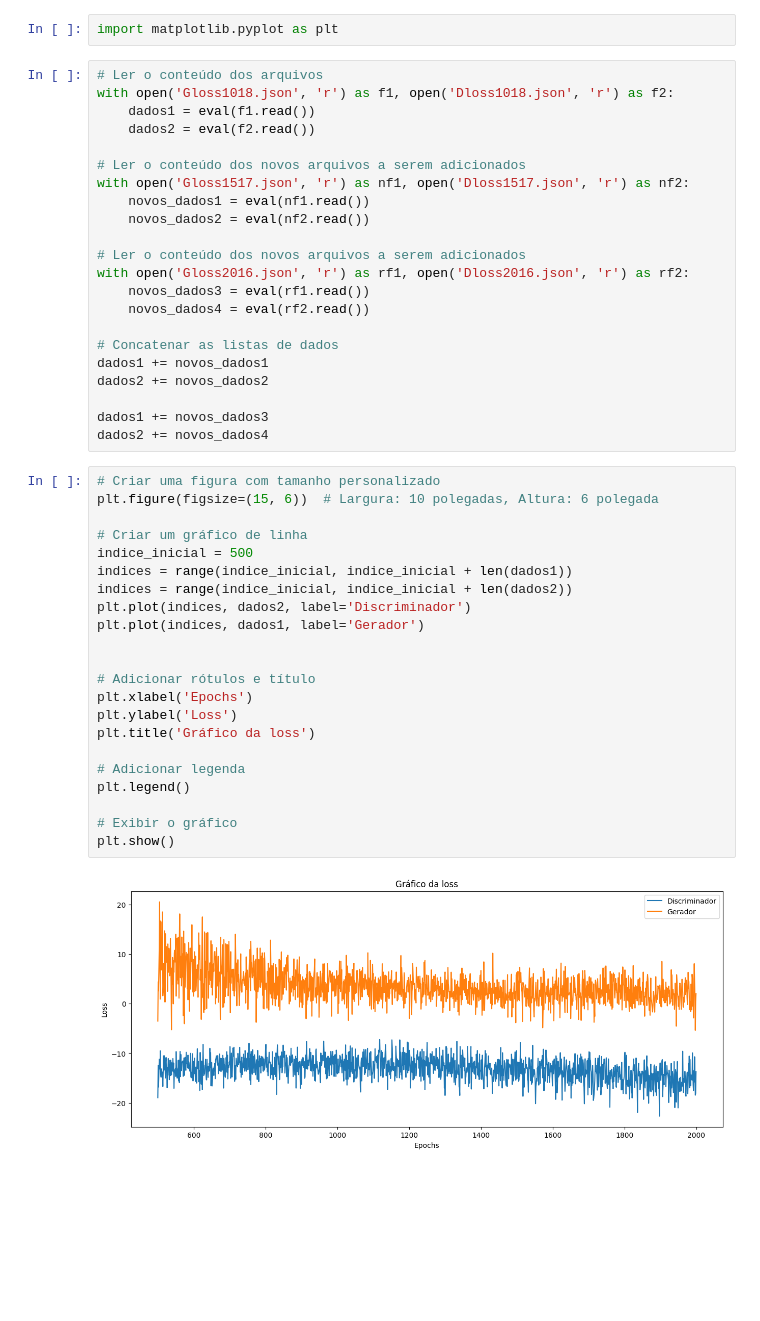
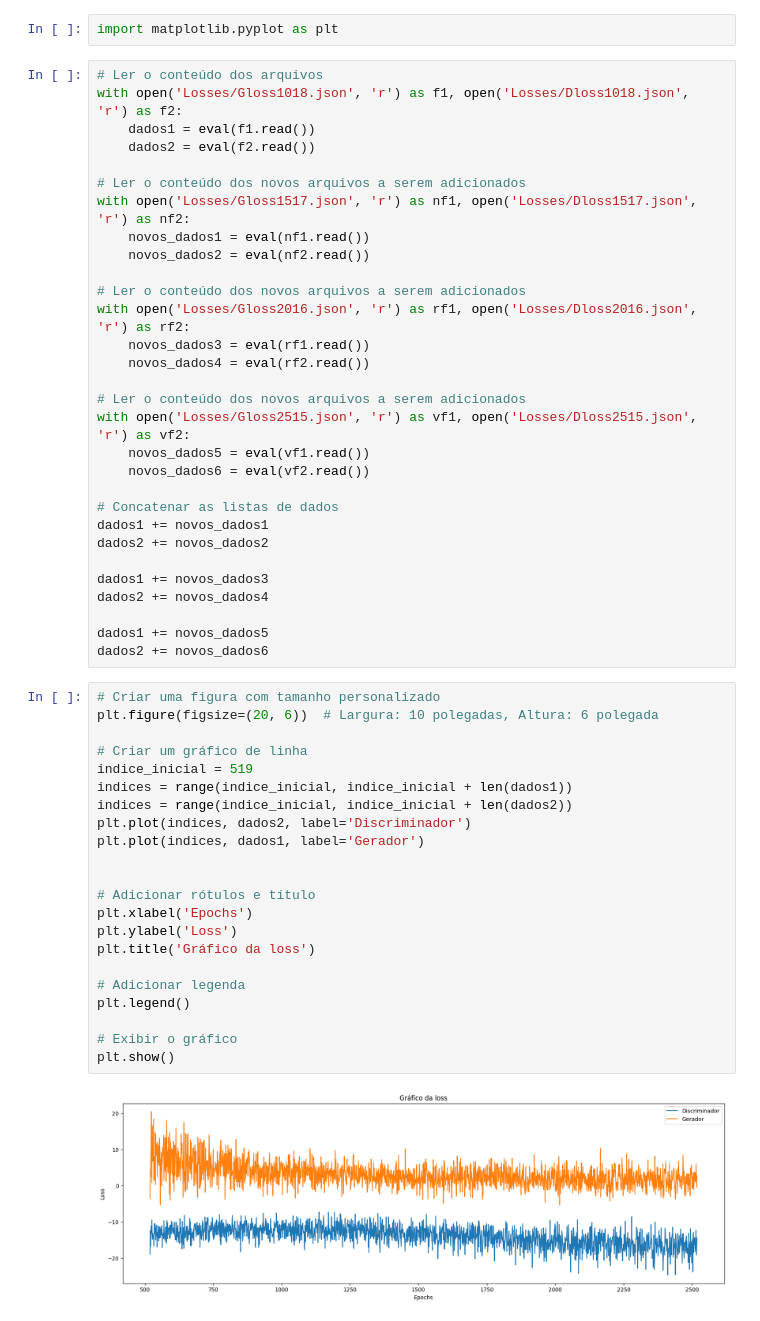
Before and after one commit to tiagoribeiro2001/Projeto-AP, a Jupyter notebook: grafico.ipynb, the cells around one changed output. Saved outputs shown, nothing was run; the diff lists cells and outputs as text; blank space fills up the shorter version.

```diff
--- a/grafico.ipynb
+++ b/grafico.ipynb
@@ -2,19 +2,24 @@
 import matplotlib.pyplot as plt
 # %%
 # Ler o conteúdo dos arquivos
-with open('Gloss1018.json', 'r') as f1, open('Dloss1018.json', 'r') as f2:
+with open('Losses/Gloss1018.json', 'r') as f1, open('Losses/Dloss1018.json', 'r') as f2:
     dados1 = eval(f1.read())
     dados2 = eval(f2.read())
 
 # Ler o conteúdo dos novos arquivos a serem adicionados
-with open('Gloss1517.json', 'r') as nf1, open('Dloss1517.json', 'r') as nf2:
+with open('Losses/Gloss1517.json', 'r') as nf1, open('Losses/Dloss1517.json', 'r') as nf2:
     novos_dados1 = eval(nf1.read())
     novos_dados2 = eval(nf2.read())
 
 # Ler o conteúdo dos novos arquivos a serem adicionados
-with open('Gloss2016.json', 'r') as rf1, open('Dloss2016.json', 'r') as rf2:
+with open('Losses/Gloss2016.json', 'r') as rf1, open('Losses/Dloss2016.json', 'r') as rf2:
     novos_dados3 = eval(rf1.read())
     novos_dados4 = eval(rf2.read())
+
+# Ler o conteúdo dos novos arquivos a serem adicionados
+with open('Losses/Gloss2515.json', 'r') as vf1, open('Losses/Dloss2515.json', 'r') as vf2:
+    novos_dados5 = eval(vf1.read())
+    novos_dados6 = eval(vf2.read())
 
 # Concatenar as listas de dados
 dados1 += novos_dados1
@@ -22,27 +27,30 @@ dados2 += novos_dados2
 
 dados1 += novos_dados3
 dados2 += novos_dados4
+
+dados1 += novos_dados5
+dados2 += novos_dados6
 # %%
 # Criar uma figura com tamanho personalizado
-plt.figure(figsize=(15, 6))  # Largura: 10 polegadas, Altura: 6 polegada
+plt.figure(figsize=(20, 6))  # Largura: 10 polegadas, Altura: 6 polegada
 
 # Criar um gráfico de linha
-indice_inicial = 500
+indice_inicial = 519
 indices = range(indice_inicial, indice_inicial + len(dados1))
 indices = range(indice_inicial, indice_inicial + len(dados2))
 plt.plot(indices, dados2, label='Discriminador')
 plt.plot(indices, dados1, label='Gerador')
 
 
 # Adicionar rótulos e título
 plt.xlabel('Epochs')
 plt.ylabel('Loss')
 plt.title('Gráfico da loss')
 
 # Adicionar legenda
 plt.legend()
 
 # Exibir o gráfico
 plt.show()
 # %% [output]
-[figure, old version]
+[figure, new version]
```
Also changed, not shown: 7 other files.
